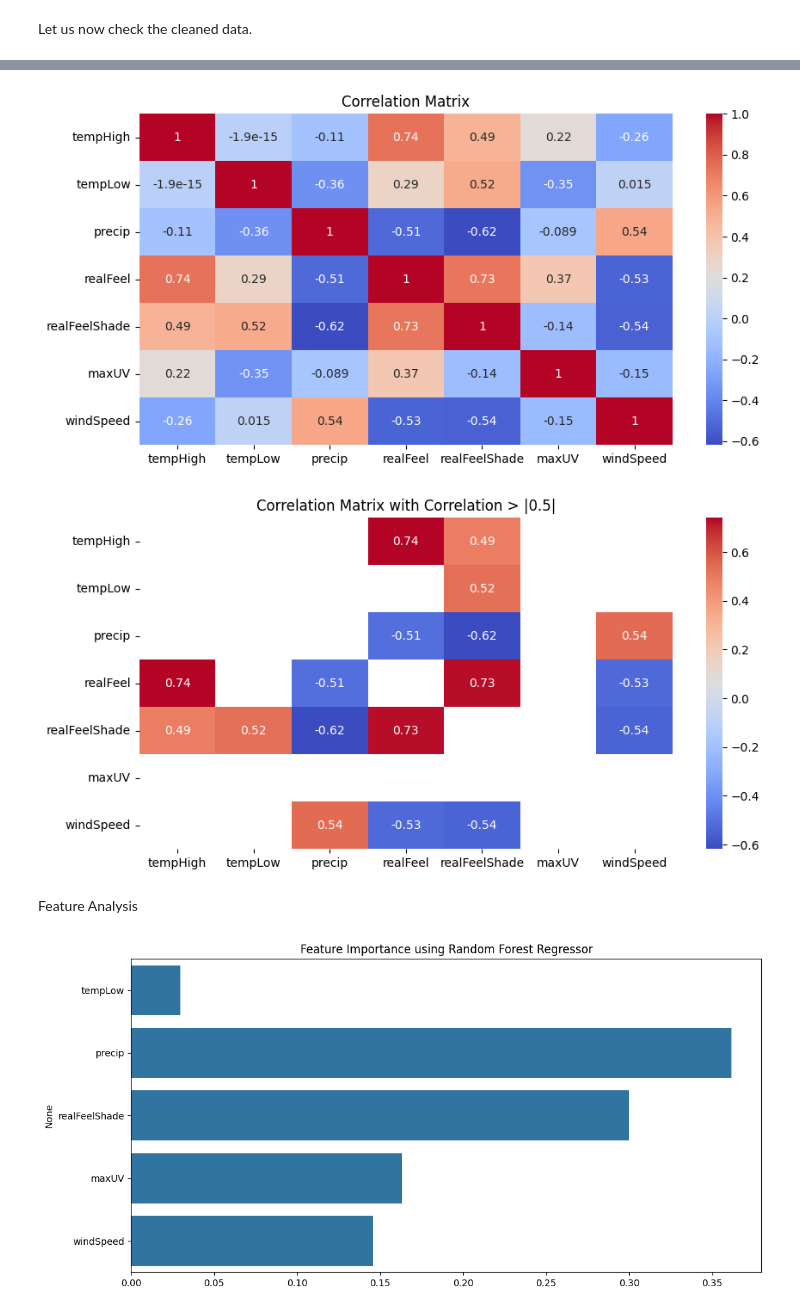
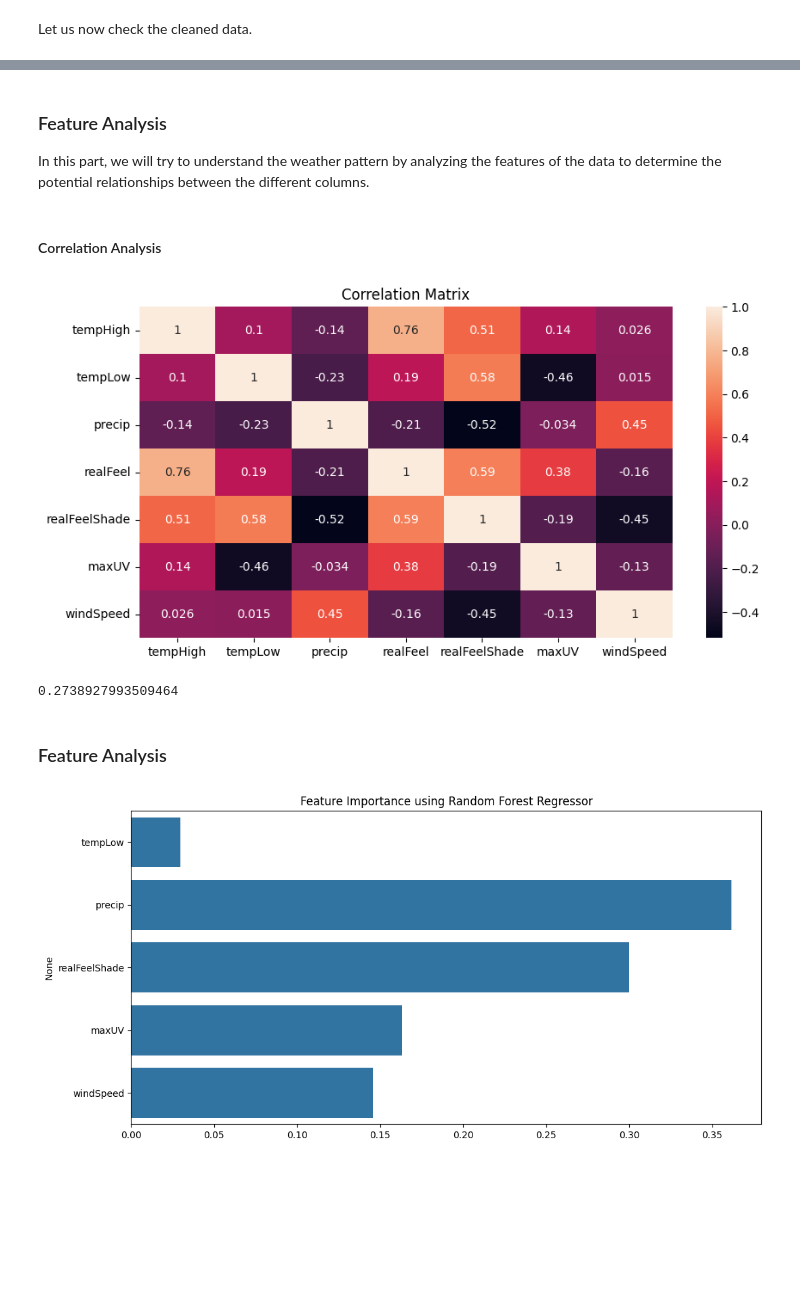
Before and after one commit to jddiosana/accuweather-data-analysis, a Jupyter notebook: data_analysis.ipynb, the cells around one changed output, grey strips where cells are left out. Drawn from its saved outputs; the diff is of its cells as text; code cells hidden in the pictures; blank space fills up the shorter version.

Commit message:
discussed and explained the visual graphs used

```diff
--- a/data_analysis.ipynb
+++ b/data_analysis.ipynb
@@ -188,7 +195,7 @@ weather_data['maxUV'] = weather_data['maxUV'].str.split(' ').str[0].astype(int)
 weather_data['windSpeed'] = weather_data['windSpeed'].str.split(' ').str[0].astype(int)
 
 # since the day, condition, and windDirection columns do not contain numerical values, we will drop them
-weather_data = weather_data.drop(columns=['day', 'condition', 'windDirection'])
+weather_data = weather_data.drop(columns=['day', 'condition'])
 # %% [markdown]
 Let us now check the cleaned data.
 # %%
@@ -246,0 +279,37 @@ Data Correlation
+# %%
+directionMap = {'N': 0.00,
+    'NbE': 11.25,
+    'NNE': 22.50,
+    'NEbN': 33.75,
+    'NE': 45.00,
+    'NEbE': 56.25,
+    'ENE': 67.50,
+    'EbN': 78.75,
+    'E': 90.00,
+    'EbS': 101.25,
+    'ESE': 112.50,
+    'SEbE': 123.75,
+	'SE': 135.00,
+	'SEbS': 146.25,
+	'SSE': 157.50,
+	'SbE': 168.75,
+	'S': 180.00,
+	'SbW': 191.25,
+	'SSW': 202.50,
+	'SWbS': 213.75,
+	'SW': 225.00,
+	'SWbW': 236.25,
+	'WSW': 247.50,
+	'WbS': 258.75,
+	'W': 270.00,
+	'WbN': 281.25,
+	'WNW': 292.50,
+	'NWbW': 303.75,
+	'NW': 315.00,
+	'NWbN': 326.25,
+	'NNW': 337.50,
+	'NbW': 348.75
+    }
+
+# convert the wind direction to degrees
+weather_data['windDirection'] = weather_data['windDirection'].map(directionMap)
@@ -247,23 +352,27 @@ Data Correlation
+# %% [markdown]
+### Feature Analysis
+
+In this part, we will try to understand the weather pattern by analyzing the features of the data to determine the potential relationships between the different columns.
+# %% [markdown]
+#### Correlation Analysis
 # %%
-corr_matrix = weather_data[['tempHigh', 'tempLow', 'precip', 'realFeel', 'realFeelShade', 'maxUV', 'windSpeed']].corr()
+corr_matrix = weather_data.drop(columns=['date']).corr()
 plt.figure(figsize=(10, 5))
-sns.heatmap(corr_matrix, annot=True, cmap='coolwarm')
+sns.heatmap(corr_matrix, annot=True)
 plt.title('Correlation Matrix')
 plt.show()
 # %% [output]
-[figure, old version]
+[figure, new version]
-# %%
-corr_matrix_high = corr_matrix[(corr_matrix.abs() > 0.4) & (corr_matrix.abs() < 1)]
-corr_matrix_low = corr_matrix[corr_matrix < 0.5]
-
-plt.figure(figsize=(10, 5))
-sns.heatmap(corr_matrix_high, annot=True, cmap='coolwarm')
-plt.title('Correlation Matrix with Correlation > |0.5|')
-plt.show()
-# %% [output]
-[figure, removed]
-# %% [markdown]
-Feature Analysis
+# %%
+# multiply wind speed by the negative of UV index to create a new feature
+a = weather_data['maxUV'] * weather_data['windSpeed']
+
+# get correlation of a to tempHigh
+a.corr(weather_data['tempHigh'])
+# %% [output]
+0.2738927993509464
+# %% [markdown]
+### Feature Analysis
 # %%
 X = normalized_data.drop(columns=['tempHigh', 'realFeel'])
 y = normalized_data['tempHigh']
```
Also changed, not shown: parts of 26 cells of this notebook, 1 other file.
